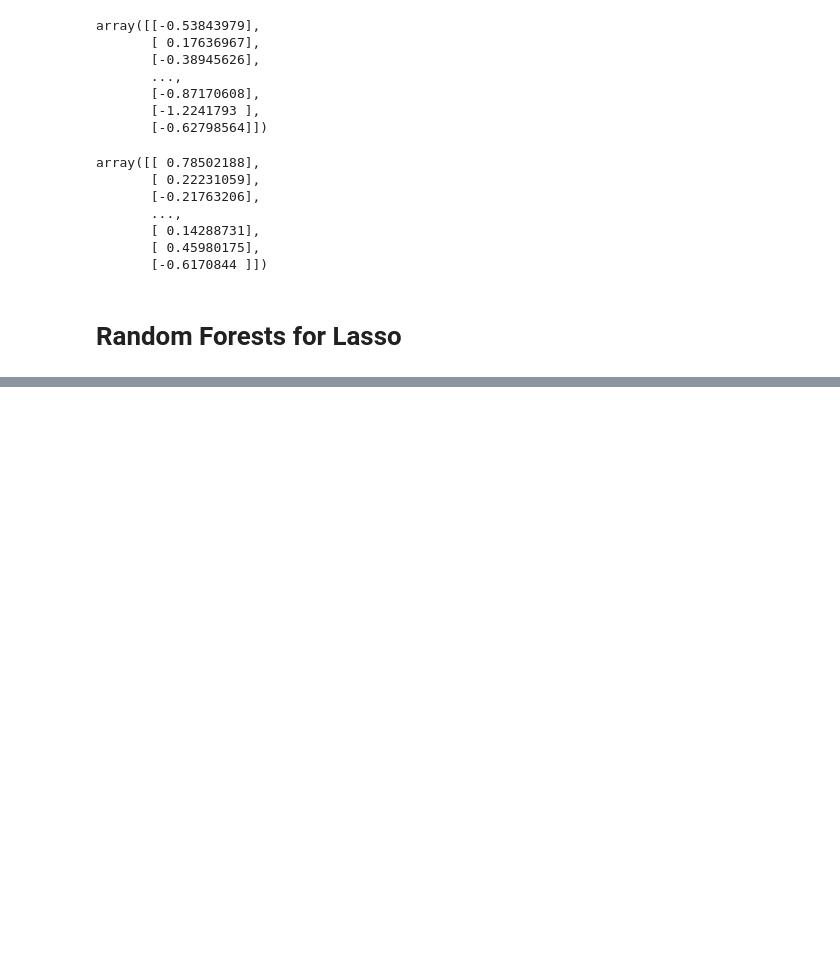
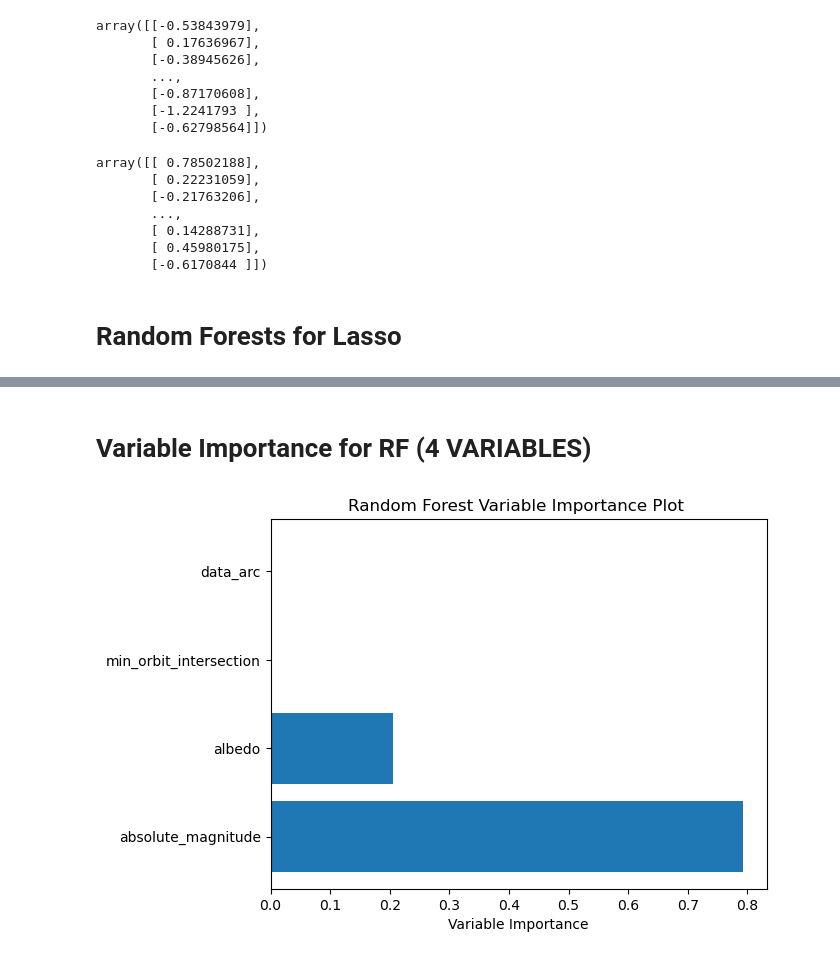
Before and after one commit to raghavSharmaCode/512-project-group-24, a Jupyter notebook: code/models.ipynb, the cells around one changed output, grey strips where cells are left out. Saved outputs shown, nothing was run; the diff lists cells and outputs as text; code cells hidden in the pictures; blank space fills up the shorter version.

```diff
--- a/code/models.ipynb
+++ b/code/models.ipynb
@@ -320,0 +336,17 @@ Adjusted R-squared: 0.9694704271543342
+# %% [markdown]
+# Variable Importance for RF (4 VARIABLES)
+# %%
+# Get the variable importances
+importances = rf1_best.feature_importances_
+
+# Sort the importances in descending order
+sorted_idx = importances.argsort()[::-1]
+
+# Plot the variable importances
+plt.barh(range(X1_train.shape[1]), importances[sorted_idx])
+plt.yticks(range(X1_train.shape[1]), X1_train.columns[sorted_idx])
+plt.xlabel('Variable Importance')
+plt.title('Random Forest Variable Importance Plot ')
+plt.show()
+# %% [output]
+[figure, added]
```
Also changed, not shown: parts of 7 cells of this notebook, 7 other files.
